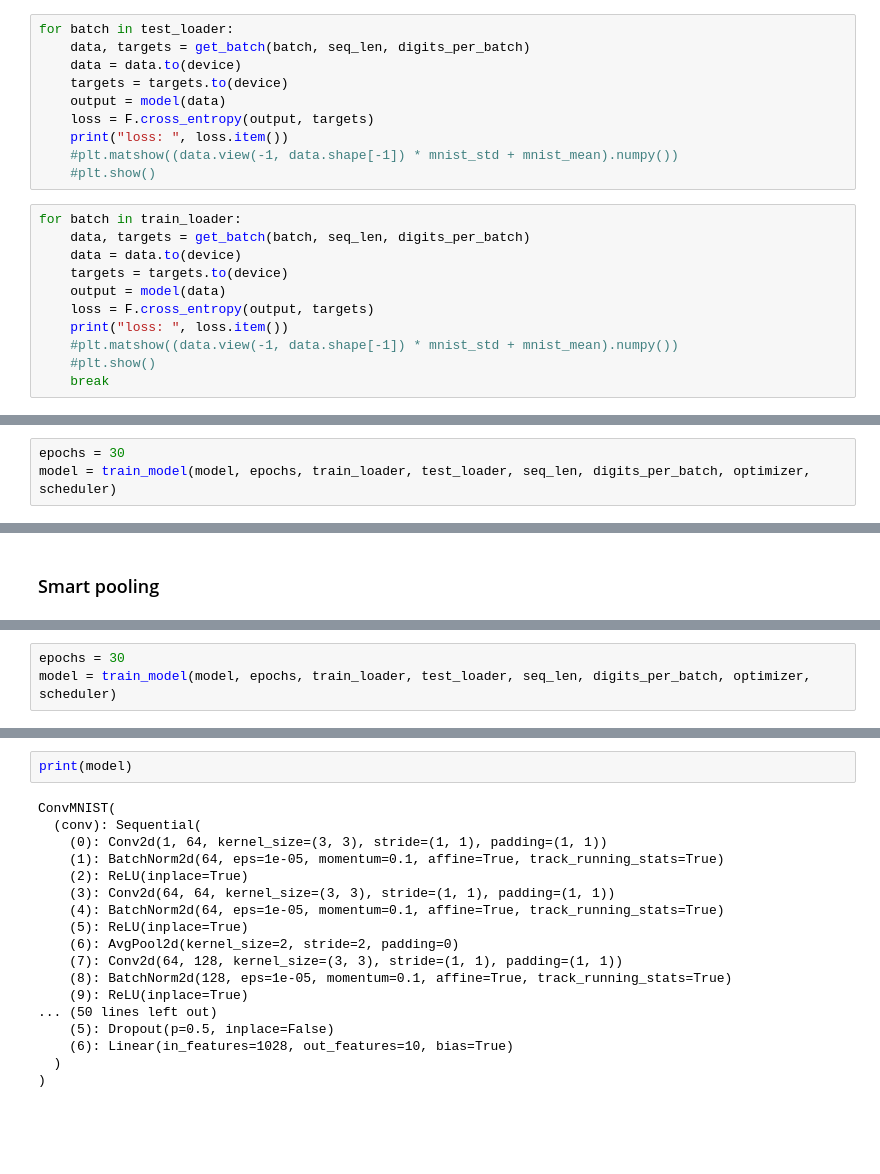
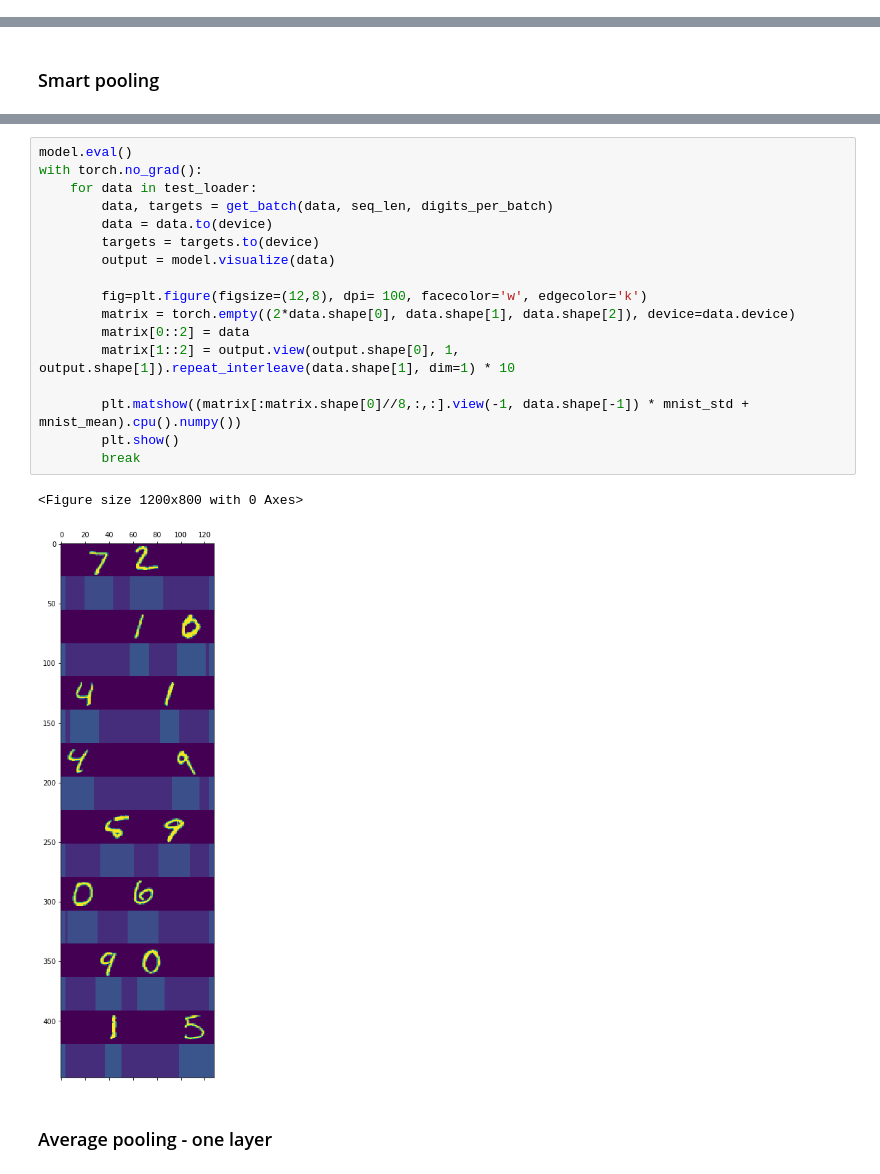
Before and after one commit to chorowski-lab/fairseq, a Jupyter notebook: uwr_related/experiments/jdzikowski/Smartpooling toy task.ipynb, the cells around one changed output, grey strips where cells are left out. Saved outputs shown, nothing was run; the diff lists cells and outputs as text; blank space fills up the shorter version.

```diff
--- a/uwr_related/experiments/jdzikowski/Smartpooling toy task.ipynb
+++ b/uwr_related/experiments/jdzikowski/Smartpooling toy task.ipynb
@@ -1592,21 +1564,0 @@ model = train_model(model, epochs, train_loader, test_loader, seq_len, digits_pe
-# %%
-for batch in test_loader:
-    data, targets = get_batch(batch, seq_len, digits_per_batch)
-    data = data.to(device)
-    targets = targets.to(device)
-    output = model(data)
-    loss = F.cross_entropy(output, targets)
-    print("loss: ", loss.item())
-    #plt.matshow((data.view(-1, data.shape[-1]) * mnist_std + mnist_mean).numpy())
-    #plt.show()
-# %%
-for batch in train_loader:
-    data, targets = get_batch(batch, seq_len, digits_per_batch)
-    data = data.to(device)
-    targets = targets.to(device)
-    output = model(data)
-    loss = F.cross_entropy(output, targets)
-    print("loss: ", loss.item())
-    #plt.matshow((data.view(-1, data.shape[-1]) * mnist_std + mnist_mean).numpy())
-    #plt.show()
-    break
@@ -1661,3 +1665,0 @@ ConvMNIST(
-# %%
-epochs = 30
-model = train_model(model, epochs, train_loader, test_loader, seq_len, digits_per_batch, optimizer, scheduler)
@@ -1730,3 +1835,0 @@ DoXTimes(
-# %%
-epochs = 30
-model = train_model(model, epochs, train_loader, test_loader, seq_len, digits_per_batch, optimizer, scheduler)
@@ -1751,20 +1836,22 @@ model = train_model(model, epochs, train_loader, test_loader, seq_len, digits_pe
-# %%
-print(model)
-# %% [output]
-ConvMNIST(
-  (conv): Sequential(
-    (0): Conv2d(1, 64, kernel_size=(3, 3), stride=(1, 1), padding=(1, 1))
-    (1): BatchNorm2d(64, eps=1e-05, momentum=0.1, affine=True, track_running_stats=True)
-    (2): ReLU(inplace=True)
-    (3): Conv2d(64, 64, kernel_size=(3, 3), stride=(1, 1), padding=(1, 1))
-    (4): BatchNorm2d(64, eps=1e-05, momentum=0.1, affine=True, track_running_stats=True)
-    (5): ReLU(inplace=True)
-    (6): AvgPool2d(kernel_size=2, stride=2, padding=0)
-    (7): Conv2d(64, 128, kernel_size=(3, 3), stride=(1, 1), padding=(1, 1))
-    (8): BatchNorm2d(128, eps=1e-05, momentum=0.1, affine=True, track_running_stats=True)
-    (9): ReLU(inplace=True)
-... (50 lines left out)
-    (5): Dropout(p=0.5, inplace=False)
-    (6): Linear(in_features=1028, out_features=10, bias=True)
-  )
-)
+# %%
+model.eval()
+with torch.no_grad():
+    for data in test_loader:
+        data, targets = get_batch(data, seq_len, digits_per_batch)
+        data = data.to(device)
+        targets = targets.to(device)
+        output = model.visualize(data)
+
+        fig=plt.figure(figsize=(12,8), dpi= 100, facecolor='w', edgecolor='k')
+        matrix = torch.empty((2*data.shape[0], data.shape[1], data.shape[2]), device=data.device)
+        matrix[0::2] = data
+        matrix[1::2] = output.view(output.shape[0], 1, output.shape[1]).repeat_interleave(data.shape[1], dim=1) * 10
+
+        plt.matshow((matrix[:matrix.shape[0]//8,:,:].view(-1, data.shape[-1]) * mnist_std + mnist_mean).cpu().numpy())
+        plt.show()
+        break
+# %% [output]
+<Figure size 1200x800 with 0 Axes>
+[figure, added]
+# %% [markdown]
+### Average pooling - one layer
```
Also changed, not shown: parts of 68 cells of this notebook, 1 other file.
